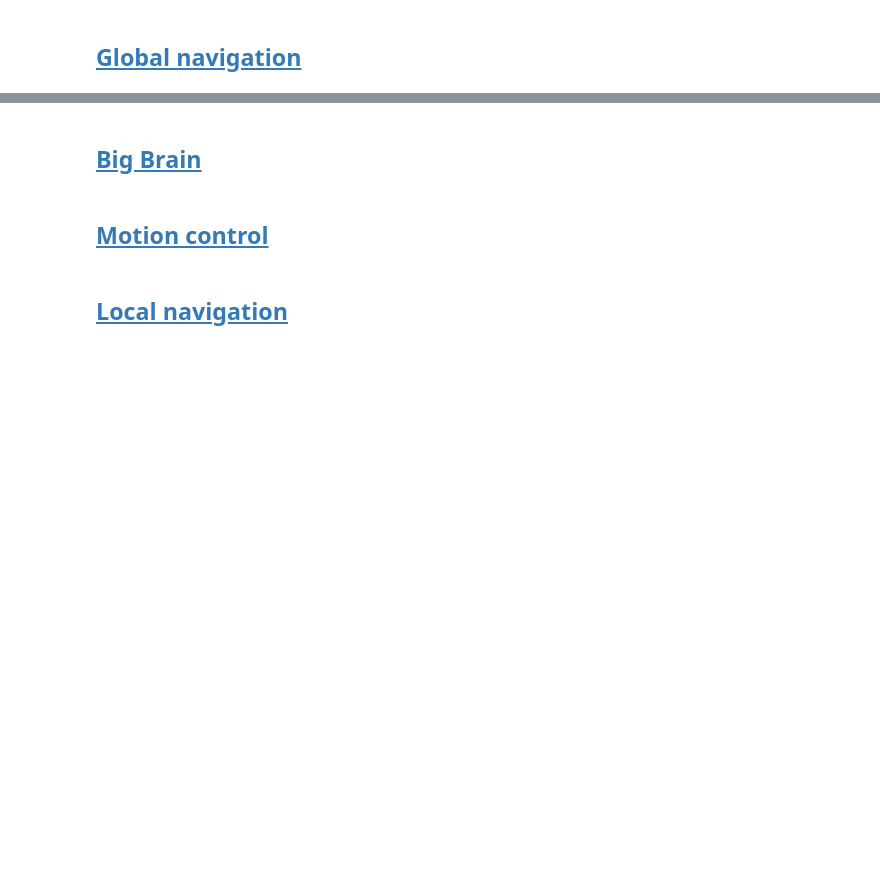
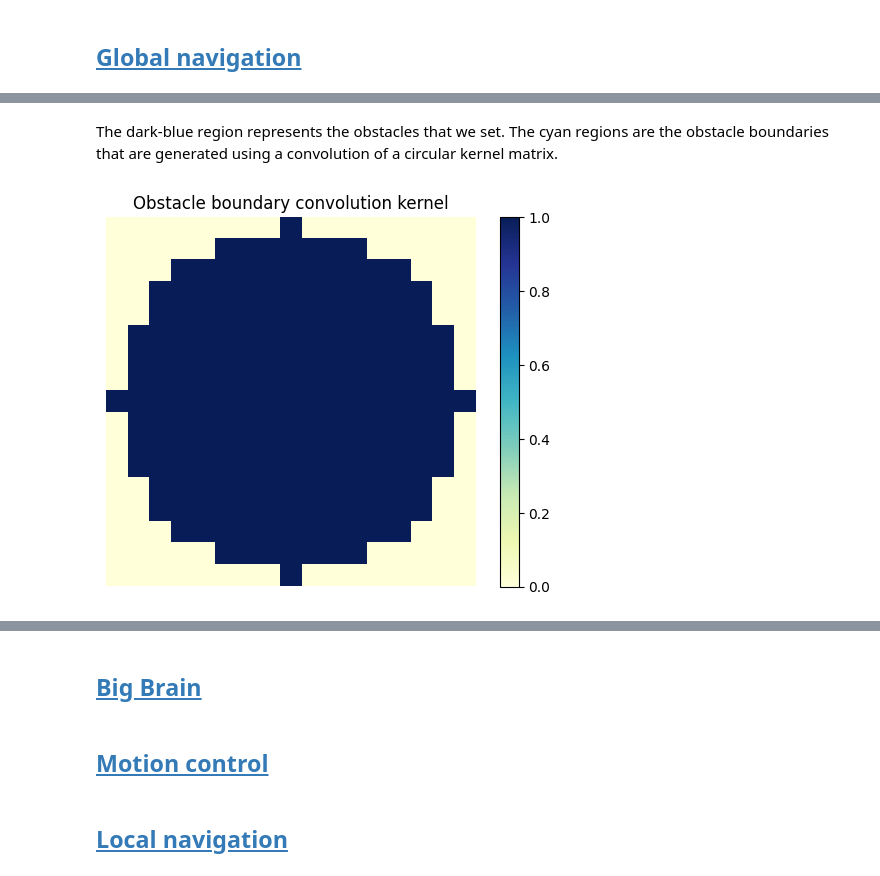
Before and after one commit to MarcusCemes/micro-452-robotics-project, a Jupyter notebook: micro-452-project-Report.ipynb, the cells around one changed output, grey strips where cells are left out. Cells and saved outputs as stored; diff of their text form; code cells hidden in the pictures; blank space fills up the shorter version.

```diff
--- a/micro-452-project-Report.ipynb
+++ b/micro-452-project-Report.ipynb
@@ -172,0 +273,8 @@ print_pose(ctx)
+# %% [markdown]
+The dark-blue region represents the obstacles that we set. The cyan regions are the obstacle boundaries that are generated using a convolution of a circular kernel matrix.
+# %%
+kernel = global_nav._safety_margin_kernel()
+
+report.global_nav.plot_image(kernel, "Obstacle boundary convolution kernel", colourbar=True)
+# %% [output]
+[figure, added]
```
Also changed, not shown: parts of 26 cells of this notebook, 5 other files.
